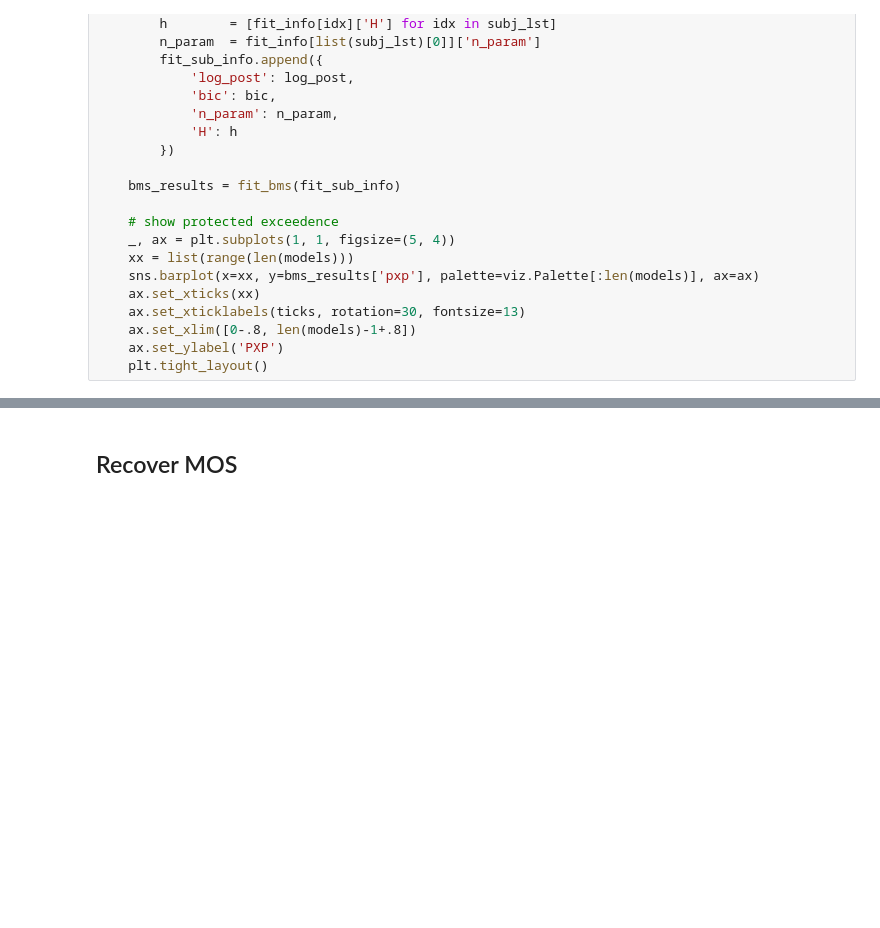
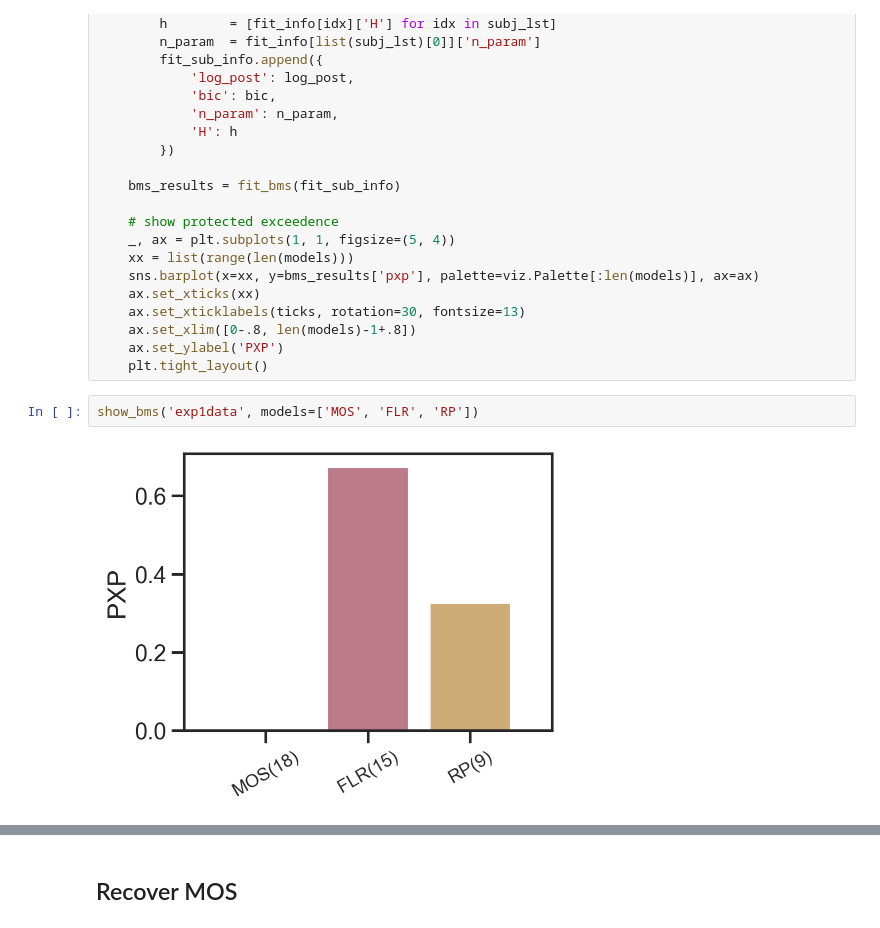
Before and after one commit to fangzefunny/policy-analysis, a Jupyter notebook: notes/model_recovery.ipynb, the cells around one changed output, grey strips where cells are left out. Saved outputs shown, nothing was run; the diff lists cells and outputs as text; blank space fills up the shorter version.

```diff
--- a/notes/model_recovery.ipynb
+++ b/notes/model_recovery.ipynb
@@ -85,6 +59,10 @@ def show_bms(data_set, models = ['MOS', 'FLR', 'RP', 'MOS_fix', 'FLR_fix', 'RP_f
     ax.set_xlim([0-.8, len(models)-1+.8])
     ax.set_ylabel('PXP')
     plt.tight_layout()
+# %%
+show_bms('exp1data', models=['MOS', 'FLR', 'RP'])
+# %% [output]
+[figure, added]
 # %%
 quantTable('exp1data', agents=['MOS', 'FLR', 'RP', 'MOS_fix'])
 # %% [output]
```
Also changed, not shown: parts of 4 cells of this notebook, 2 other files.
